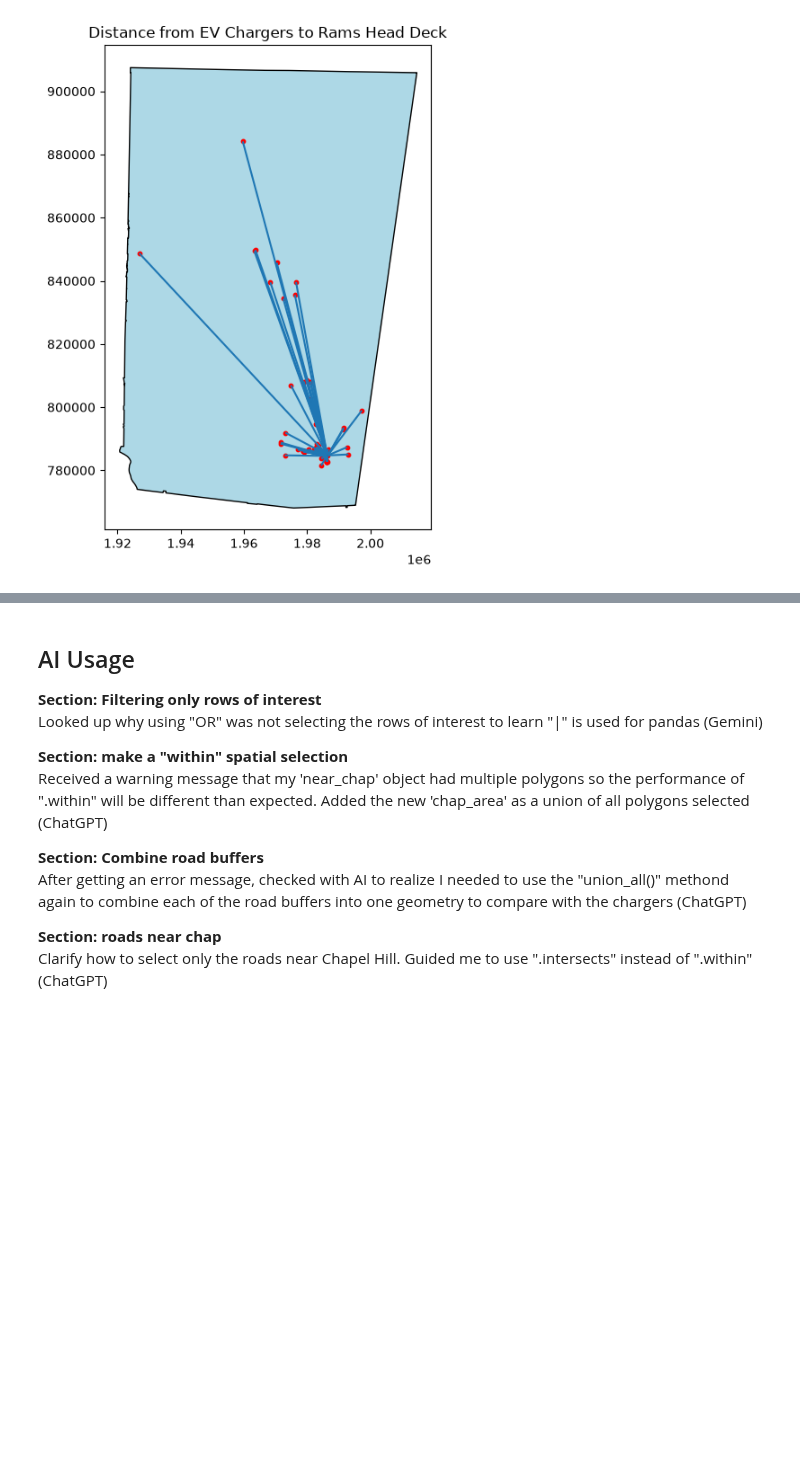
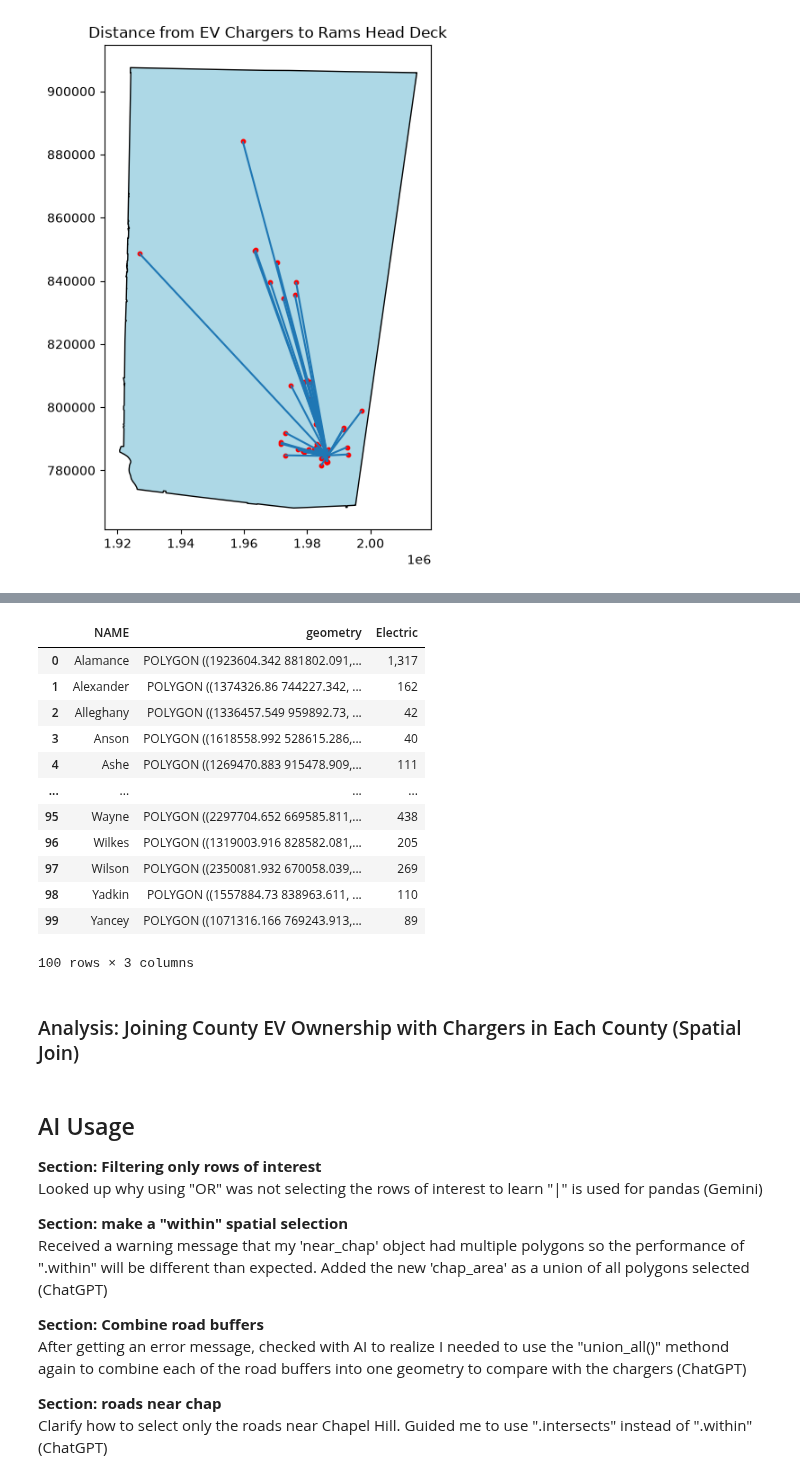
Before and after one commit to lexileach/geog592-lexleach, a Jupyter notebook: homework/week07/lexleach-hw08-geoprocessing.ipynb, the cells around one changed output, grey strips where cells are left out. Cells and saved outputs as stored; diff of their text form; code cells hidden in the pictures; blank space fills up the shorter version.

```diff
--- a/homework/week07/lexleach-hw08-geoprocessing.ipynb
+++ b/homework/week07/lexleach-hw08-geoprocessing.ipynb
@@ -680,0 +695,6 @@ plt.show()
+# %%
+# select only necessary columns
+evs = raw_ev_owner[["County", "Electric"]].copy()
+evs["NAME"] = evs["County"]
+ev_owners = evs[["NAME", "Electric"]].copy()
+ev_owners
@@ -681,3 +732,23 @@ plt.show()
+# %%
+county_ev_ownership = counties_6543.merge(ev_owners, on="NAME", how="left")
+
+county_ev_ownership
+# %% [output]
+|  | NAME | geometry | Electric |
+| 0 | Alamance | POLYGON ((1923604.342 881802.091,... | 1,317 |
+| 1 | Alexander | POLYGON ((1374326.86 744227.342, ... | 162 |
+| 2 | Alleghany | POLYGON ((1336457.549 959892.73, ... | 42 |
+| 3 | Anson | POLYGON ((1618558.992 528615.286,... | 40 |
+| 4 | Ashe | POLYGON ((1269470.883 915478.909,... | 111 |
+| ... | ... | ... | ... |
+| 95 | Wayne | POLYGON ((2297704.652 669585.811,... | 438 |
+| 96 | Wilkes | POLYGON ((1319003.916 828582.081,... | 205 |
+| 97 | Wilson | POLYGON ((2350081.932 670058.039,... | 269 |
+| 98 | Yadkin | POLYGON ((1557884.73 838963.611, ... | 110 |
+| 99 | Yancey | POLYGON ((1071316.166 769243.913,... | 89 |
+100 rows × 3 columns
+# %% [markdown]
+### Analysis: Joining County EV Ownership with Chargers in Each County (Spatial Join)
 # %% [markdown]
 ## AI Usage
 **Section: Filtering only rows of interest**\
```
Also changed, not shown: parts of 7 cells of this notebook.
